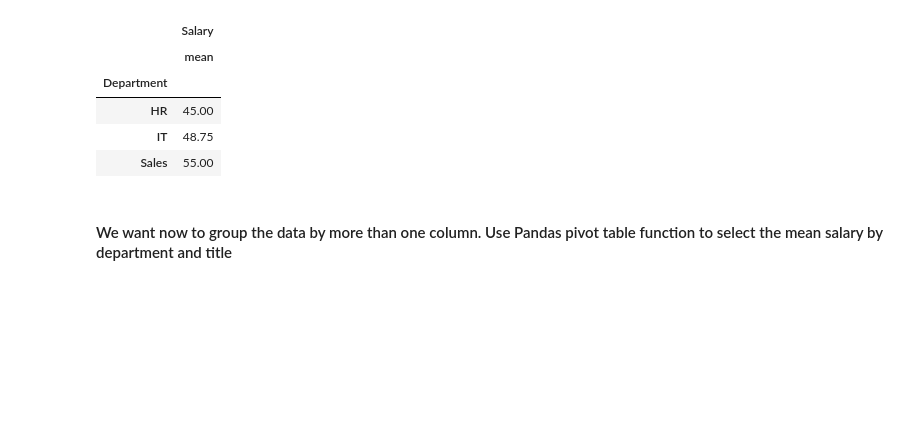
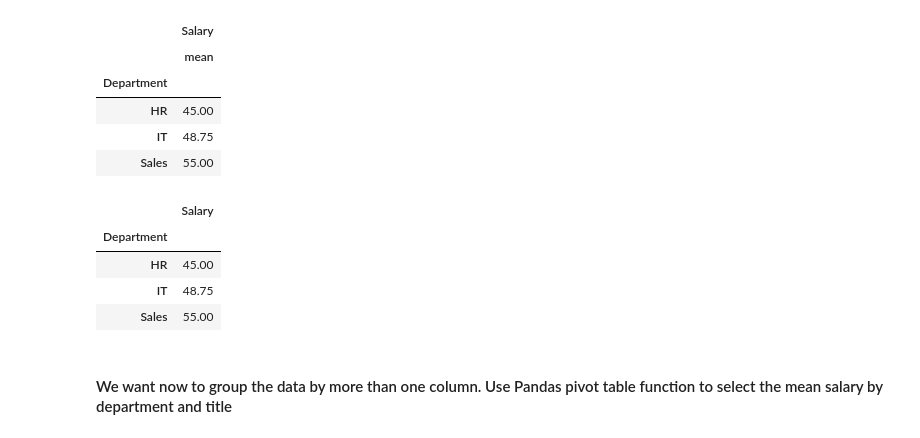
Before and after one commit to Ironhack-Data-Madrid-Octubre-2023/5.1-lab_pivot_table_and_correlation, a Jupyter notebook: your_code/main.ipynb, the cells around one changed output. Saved outputs shown, nothing was run; the diff lists cells and outputs as text; code cells hidden in the pictures; blank space fills up the shorter version.

```diff
--- a/your_code/main.ipynb
+++ b/your_code/main.ipynb
@@ -56,3 +54,11 @@ employee.groupby('Department').agg({'Salary': ['mean']})
+# %%
+employee.pivot_table(values = ['Salary'], index=["Department"])
+# %% [output]
+|  | Salary |
+| Department |  |
+| HR | 45.00 |
+| IT | 48.75 |
+| Sales | 55.00 |
 # %% [markdown]
 #### We want now to group the data by more than one column. Use Pandas pivot table function to select the mean salary by department and title
 # %%
```
Also changed, not shown: parts of 10 cells of this notebook.
